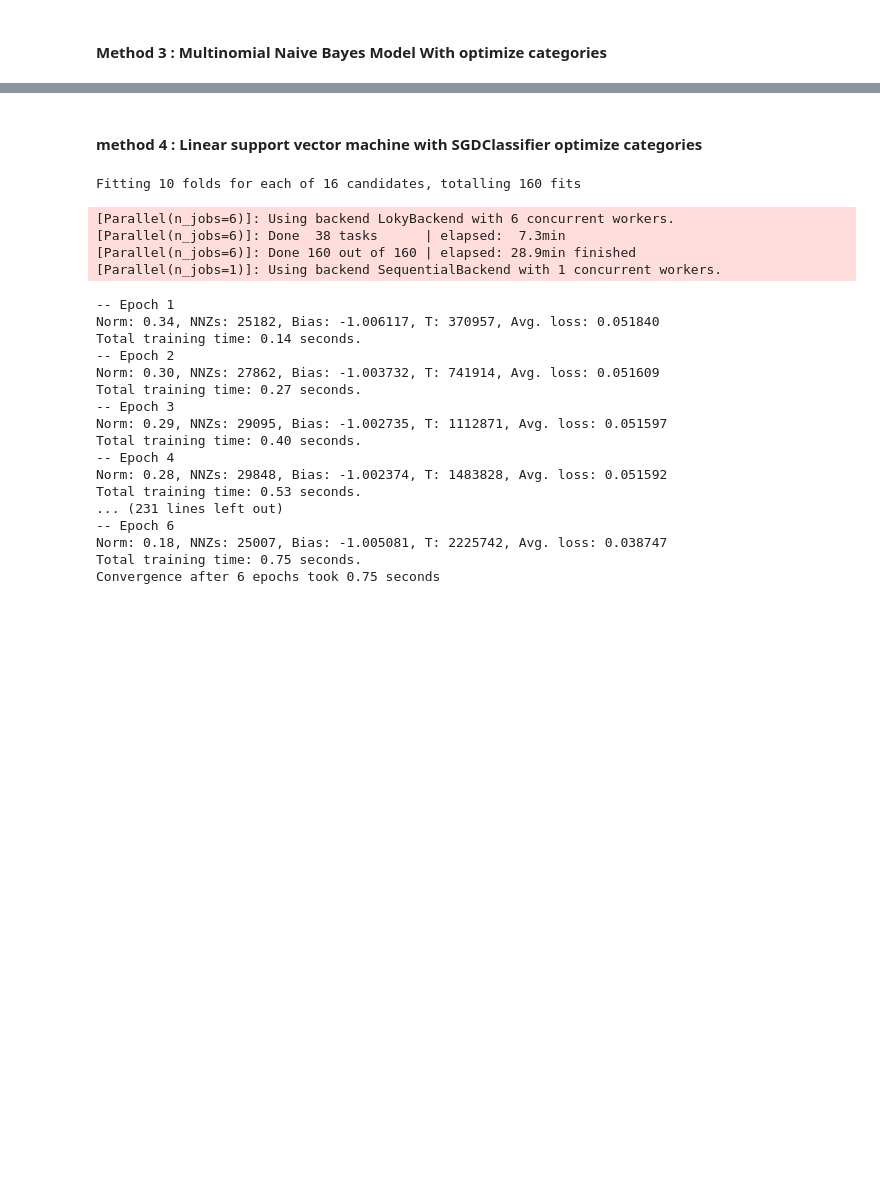
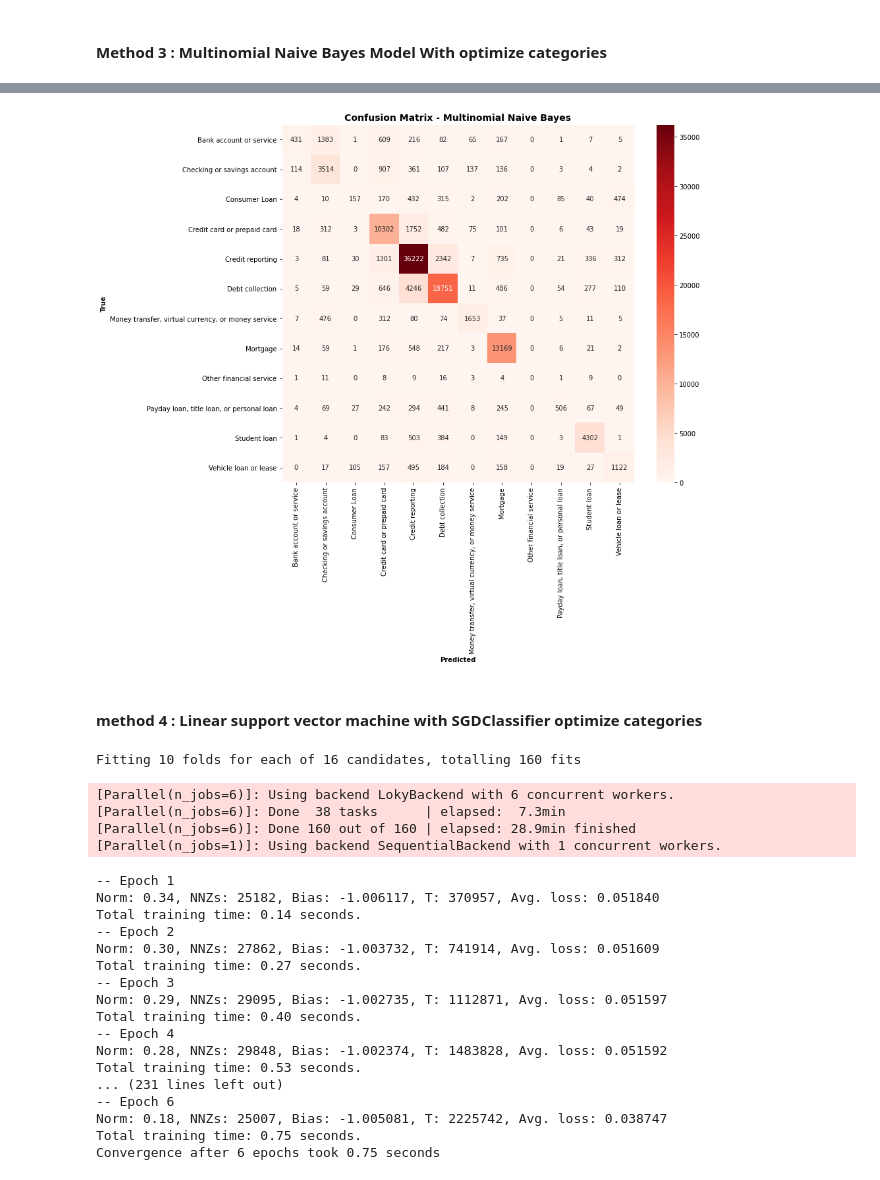
Before and after one commit to dineshh912/support_ticket_classification, a Jupyter notebook: 03-preprocessing-modeling.ipynb, the cells around one changed output, grey strips where cells are left out. Saved outputs shown, nothing was run; the diff lists cells and outputs as text; code cells hidden in the pictures; blank space fills up the shorter version.

```diff
--- a/03-preprocessing-modeling.ipynb
+++ b/03-preprocessing-modeling.ipynb
@@ -514,0 +572,5 @@ plotConfusionMatrixHeatmap(conf_matrix_df, model_name='Multinomial Naive Bayes',
+# %%
+X_validation = validation_data_optimize['full_text_lemmatized']
+y_validation = validation_data_optimize['label_id']
+# %%
+y_predicted_val = classifier_optimized.predict(X_validation)
@@ -515,3 +599,10 @@ plotConfusionMatrixHeatmap(conf_matrix_df, model_name='Multinomial Naive Bayes',
+# %%
+conf_matrix_df = pd.DataFrame(data=confusion_matrix(y_validation, y_predicted_val),
+                              index=key_to_label_name, columns=key_to_label_name)
+
+plotConfusionMatrixHeatmap(conf_matrix_df, model_name='Multinomial Naive Bayes', figsize=(12, 10))
+# %% [output]
+[figure, added]
 # %% [markdown]
 #### method 4 : Linear support vector machine with SGDClassifier optimize categories
 # %%
```
Also changed, not shown: parts of 44 cells of this notebook.
